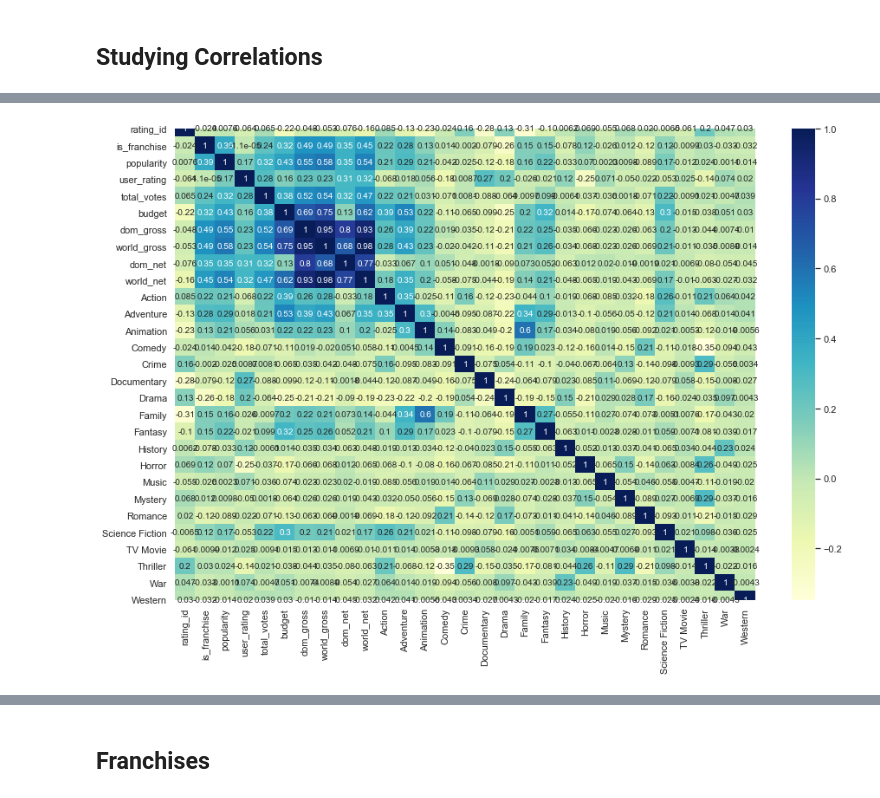
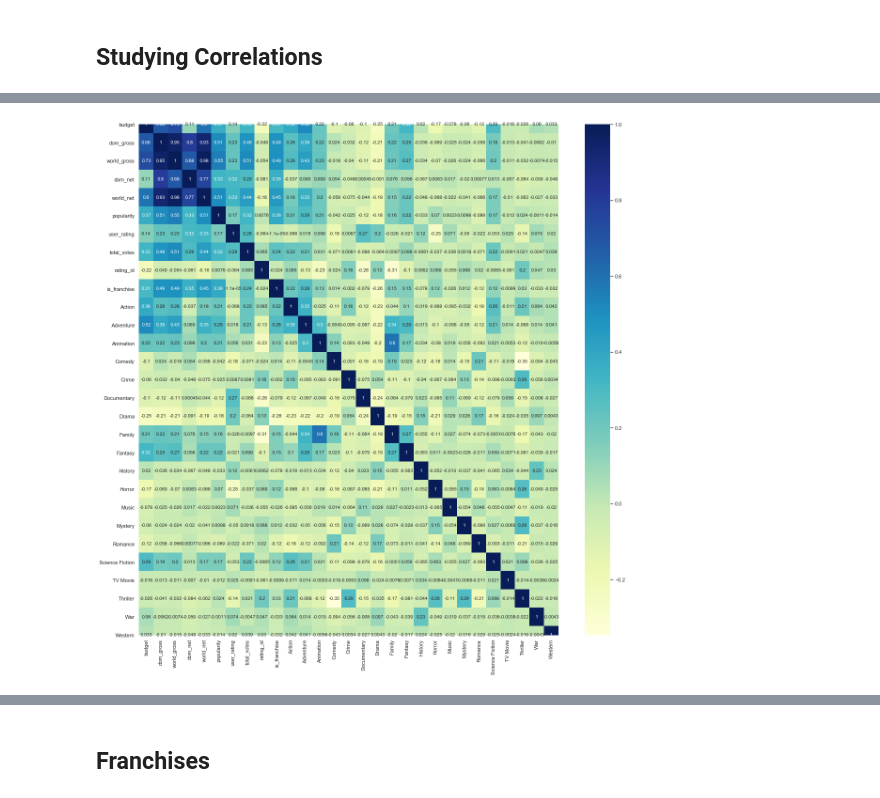
Before and after one commit to threnjen/dsc-mod-1-project-v2-1-online-ds-sp-000, a Jupyter notebook: student.ipynb, the cells around one changed output, grey strips where cells are left out. Drawn from its saved outputs; the diff is of its cells as text; code cells hidden in the pictures.

```diff
--- a/student.ipynb
+++ b/student.ipynb
@@ -1697,7 +1693,7 @@ master_movies.loc[(master_movies['title'] == 'fast & furious 6'), 'is_franchise'
 master_movies.loc[(master_movies['title'] == 'mission impossible ghost protocol'), 'is_franchise'] = True
 master_movies.loc[(master_movies['title'] == 'mission impossible rogue nation'), 'is_franchise'] = True
 master_movies.loc[(master_movies['title'] == 'men in black ii'), 'is_franchise'] = True
-# %%
-# using our string titles function to re-format our titles
-master_movies['title'] = master_movies['title'].map(lambda x: string_titles(x))
+# %%
+# reorder our data frame the way we prefer
+master_movies = master_movies[['title', 'mpaa_rating', 'genres', 'studio', 'franchise', 'budget', 'dom_gross', 'world_gross', 'dom_net', 'world_net', 'popularity', 'user_rating', 'total_votes', 'rating_id', 'release_date', 'is_franchise']]
 # %%
@@ -1711,4 +1708,4 @@ genre_map = master_movies['genres'].str.join(',').str.get_dummies(sep=',').astyp
 master_movies = master_movies.join(genre_map, how="left")
 # %%
 # drop our original genres column, which we don't need anymore
-master_movies.drop(columns='genres')
+master_movies.drop(columns='genres', inplace=True)
@@ -1729,0 +1712,3 @@ master_movies.drop(columns='genres')
+# %%
+# re-format our movie titles back to pretty
+master_movies['title'] = master_movies['title'].map(lambda x: str(x).title())
@@ -1909,5 +1902,6 @@ c
 # %%
-plt.figure(figsize=(15,10))
+# plot a heat map for all correlations in our data set
+plt.figure(figsize=(20,20))
 sns.heatmap(c,annot=True, xticklabels=c.columns, yticklabels=c.columns, cmap="YlGnBu");
 # %% [output]
-[figure, old version]
+[figure, new version]
```
Also changed, not shown: parts of 117 cells of this notebook.
